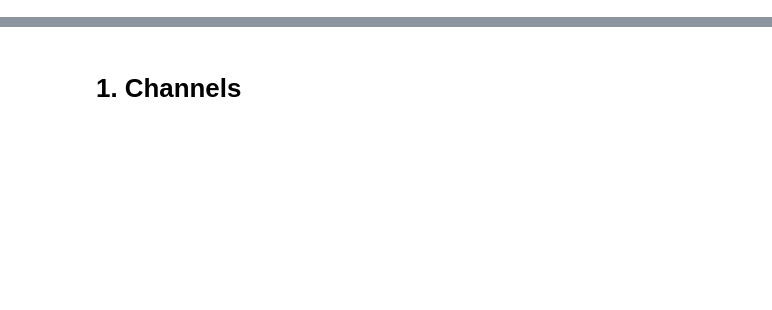
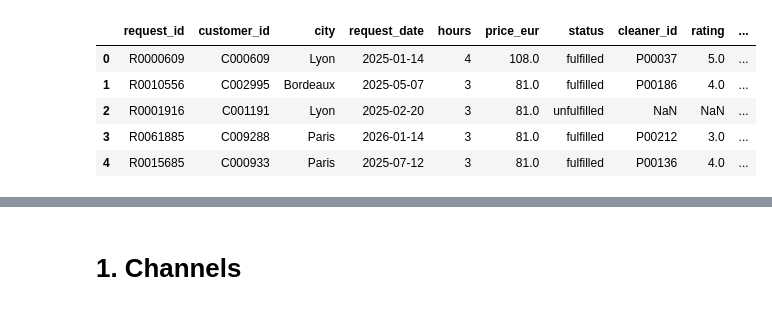
Before and after one commit to Berenice029/Growth_modelling_project, a Jupyter notebook: question_2.ipynb, the cells around one changed output, grey strips where cells are left out. Drawn from its saved outputs; the diff is of its cells as text; code cells hidden in the pictures; blank space fills up the shorter version.

```diff
--- a/question_2.ipynb
+++ b/question_2.ipynb
@@ -5,3 +5,12 @@ booking_requests_df = pd.read_csv("cleaned_data/booking_requests.csv")
 cleaners_df = pd.read_csv("cleaned_data/cleaners.csv")
 customers_df = pd.read_csv("cleaned_data/customers.csv")
 marketing_spend_df = pd.read_csv("cleaned_data/marketing_spend.csv")
+# %%
+booking_requests_df.head()
+# %% [output]
+|  | request_id | customer_id | city | request_date | hours | price_eur | status | cleaner_id | rating | ... |
+| 0 | R0000609 | C000609 | Lyon | 2025-01-14 | 4 | 108.0 | fulfilled | P00037 | 5.0 | ... |
+| 1 | R0010556 | C002995 | Bordeaux | 2025-05-07 | 3 | 81.0 | fulfilled | P00186 | 4.0 | ... |
+| 2 | R0001916 | C001191 | Lyon | 2025-02-20 | 3 | 81.0 | unfulfilled | NaN | NaN | ... |
+| 3 | R0061885 | C009288 | Paris | 2026-01-14 | 3 | 81.0 | fulfilled | P00212 | 3.0 | ... |
+| 4 | R0015685 | C000933 | Paris | 2025-07-12 | 3 | 81.0 | fulfilled | P00136 | 4.0 | ... |
```
Also changed, not shown: parts of 8 cells of this notebook.
